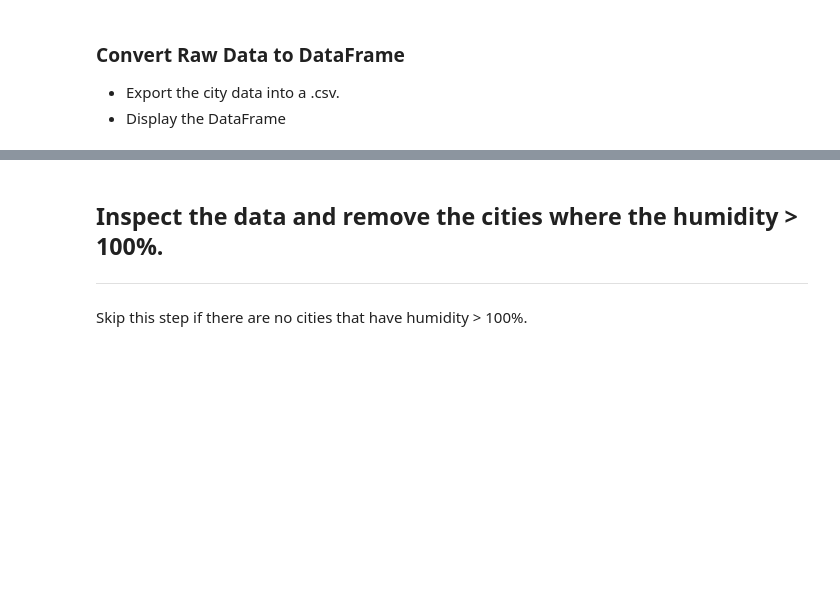
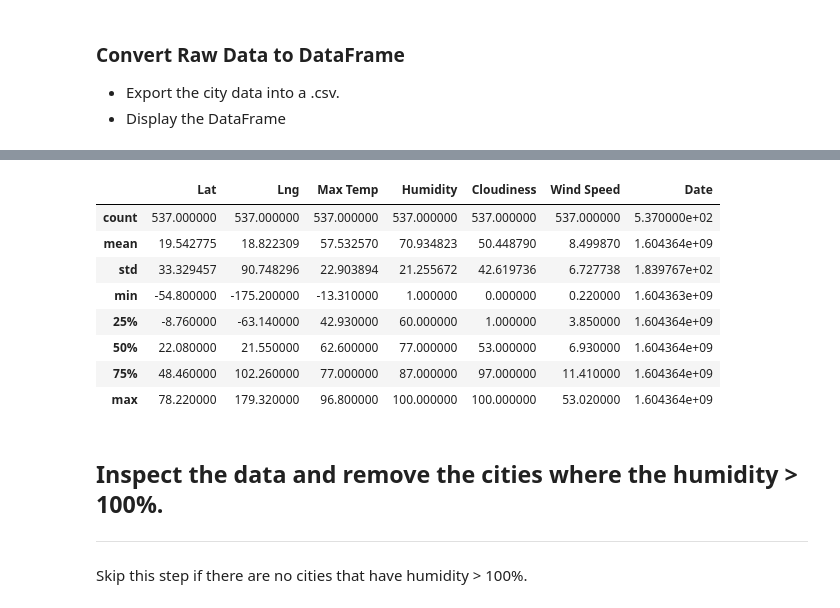
Before and after one commit to siararaeDA/python-api-challenge, a Jupyter notebook: WeatherPy/WeatherPy.ipynb, the cells around one changed output, grey strips where cells are left out. Cells and saved outputs as stored; diff of their text form; code cells hidden in the pictures; blank space fills up the shorter version.

Commit message:
Cleaning data.

```diff
--- a/WeatherPy/WeatherPy.ipynb
+++ b/WeatherPy/WeatherPy.ipynb
@@ -156,3 +151,16 @@ AttributeError: 'DataFrame' object has no attribute 'to_CSV'
+# %%
+# Show a summary/description of the data
+cityWeather_df.describe()
+# %% [output]
+|  | Lat | Lng | Max Temp | Humidity | Cloudiness | Wind Speed | Date |
+| count | 537.000000 | 537.000000 | 537.000000 | 537.000000 | 537.000000 | 537.000000 | 5.370000e+02 |
+| mean | 19.542775 | 18.822309 | 57.532570 | 70.934823 | 50.448790 | 8.499870 | 1.604364e+09 |
+| std | 33.329457 | 90.748296 | 22.903894 | 21.255672 | 42.619736 | 6.727738 | 1.839767e+02 |
+| min | -54.800000 | -175.200000 | -13.310000 | 1.000000 | 0.000000 | 0.220000 | 1.604363e+09 |
+| 25% | -8.760000 | -63.140000 | 42.930000 | 60.000000 | 1.000000 | 3.850000 | 1.604364e+09 |
+| 50% | 22.080000 | 21.550000 | 62.600000 | 77.000000 | 53.000000 | 6.930000 | 1.604364e+09 |
+| 75% | 48.460000 | 102.260000 | 77.000000 | 87.000000 | 97.000000 | 11.410000 | 1.604364e+09 |
+| max | 78.220000 | 179.320000 | 96.800000 | 100.000000 | 100.000000 | 53.020000 | 1.604364e+09 |
 # %% [markdown]
 ## Inspect the data and remove the cities where the humidity > 100%.
 ----
```
Also changed, not shown: parts of 6 cells of this notebook.
